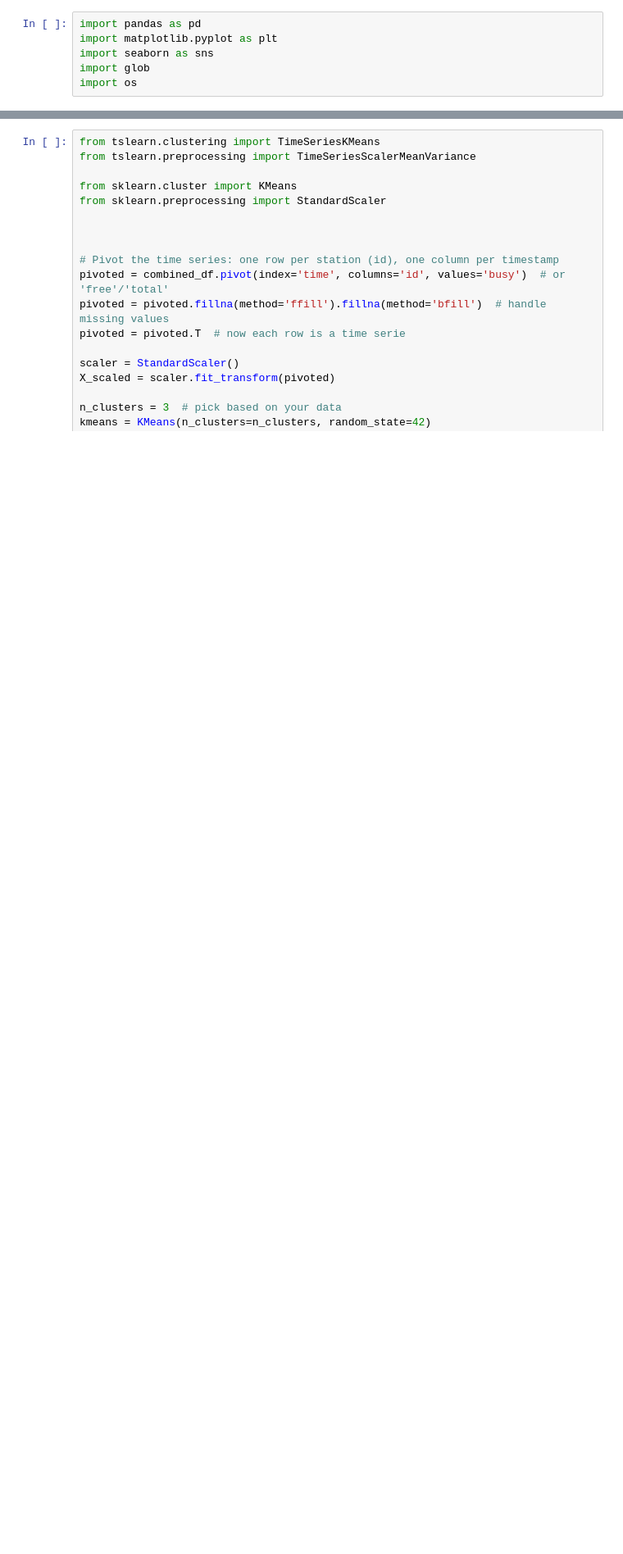
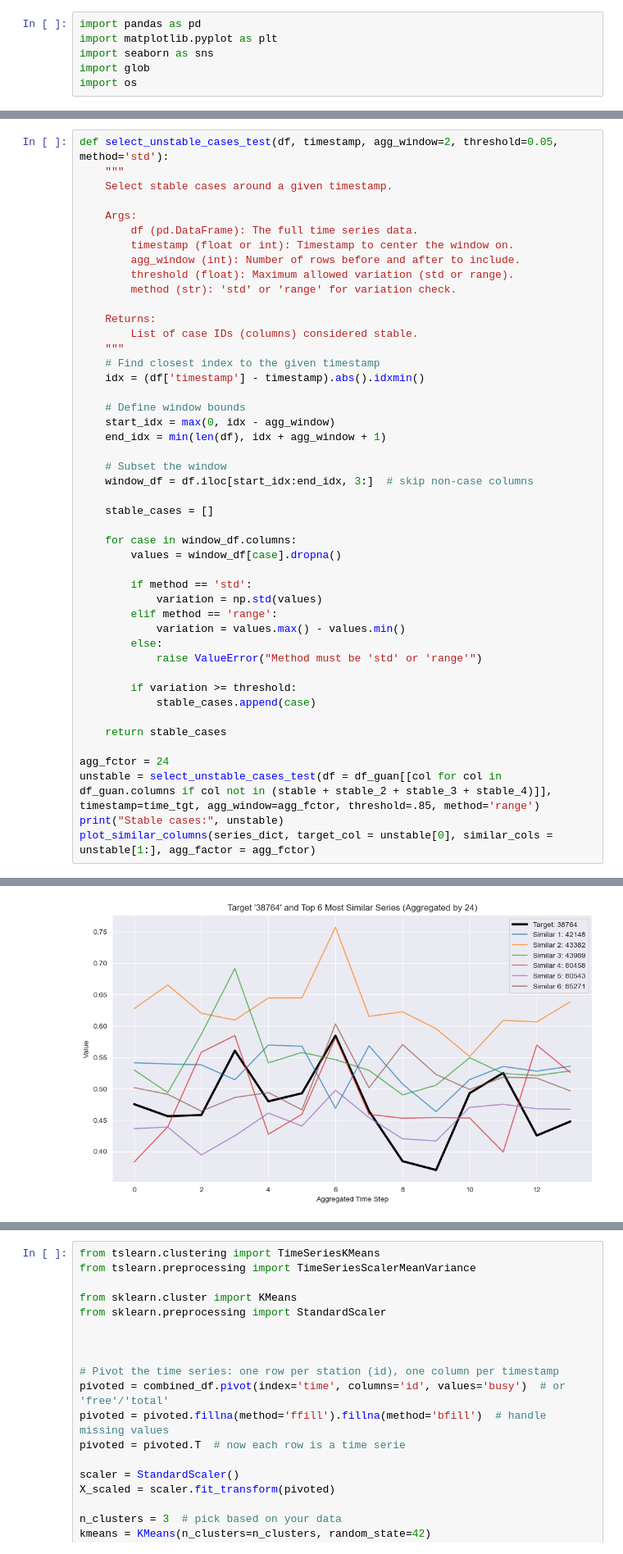
Before and after one commit to arthurhirez/FedLeaks, a Jupyter notebook: Dataset_benchmark.ipynb, the cells around one changed output, grey strips where cells are left out. Shown at 82% size. Saved outputs shown, nothing was run; the diff lists cells and outputs as text; blank space fills up the shorter version.

```diff
--- a/Dataset_benchmark.ipynb
+++ b/Dataset_benchmark.ipynb
@@ -40,0 +293,47 @@ combined_df.shape
+# %%
+def select_unstable_cases_test(df, timestamp, agg_window=2, threshold=0.05, method='std'):
+    """
+    Select stable cases around a given timestamp.
+
+    Args:
+        df (pd.DataFrame): The full time series data.
+        timestamp (float or int): Timestamp to center the window on.
+        agg_window (int): Number of rows before and after to include.
+        threshold (float): Maximum allowed variation (std or range).
+        method (str): 'std' or 'range' for variation check.
+
+    Returns:
+        List of case IDs (columns) considered stable.
+    """
+    # Find closest index to the given timestamp
+    idx = (df['timestamp'] - timestamp).abs().idxmin()
+
+    # Define window bounds
+    start_idx = max(0, idx - agg_window)
+    end_idx = min(len(df), idx + agg_window + 1)
+
+    # Subset the window
+    window_df = df.iloc[start_idx:end_idx, 3:]  # skip non-case columns
+
+    stable_cases = []
+
+    for case in window_df.columns:
+        values = window_df[case].dropna()
+
+        if method == 'std':
+            variation = np.std(values)
+        elif method == 'range':
+            variation = values.max() - values.min()
+        else:
+            raise ValueError("Method must be 'std' or 'range'")
+
+        if variation >= threshold:
+            stable_cases.append(case)
+
+    return stable_cases
+
+agg_fctor = 24
+unstable = select_unstable_cases_test(df = df_guan[[col for col in df_guan.columns if col not in (stable + stable_2 + stable_3 + stable_4)]], timestamp=time_tgt, agg_window=agg_fctor, threshold=.85, method='range')
+print("Stable cases:", unstable)
+plot_similar_columns(series_dict, target_col = unstable[0], similar_cols = unstable[1:], agg_factor = agg_fctor)
+# %% [output]
@@ -40,0 +341 @@ combined_df.shape
+[figure, added]
```
Also changed, not shown: parts of 31 cells of this notebook, 11 other files.
